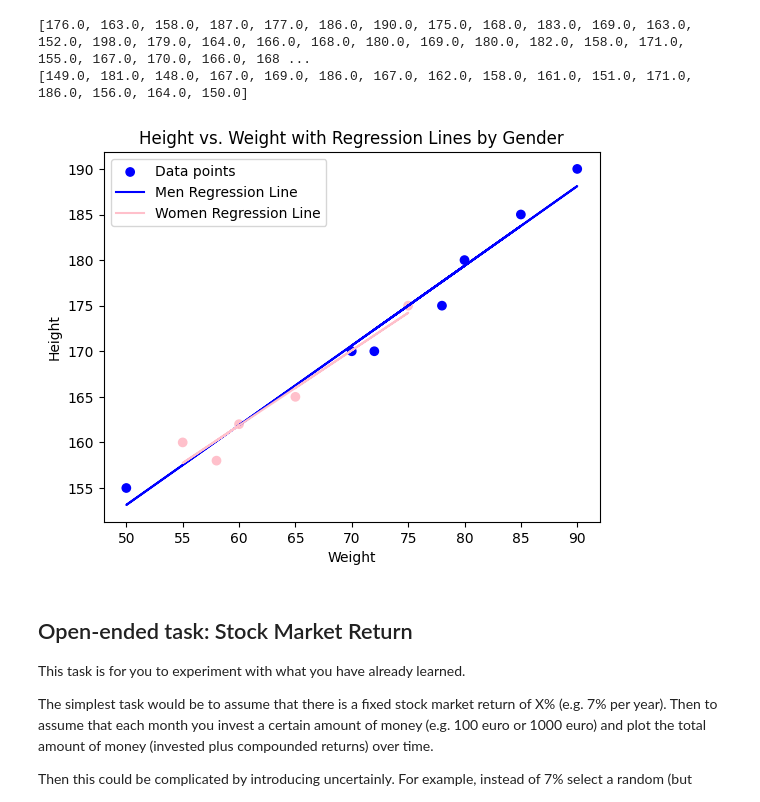
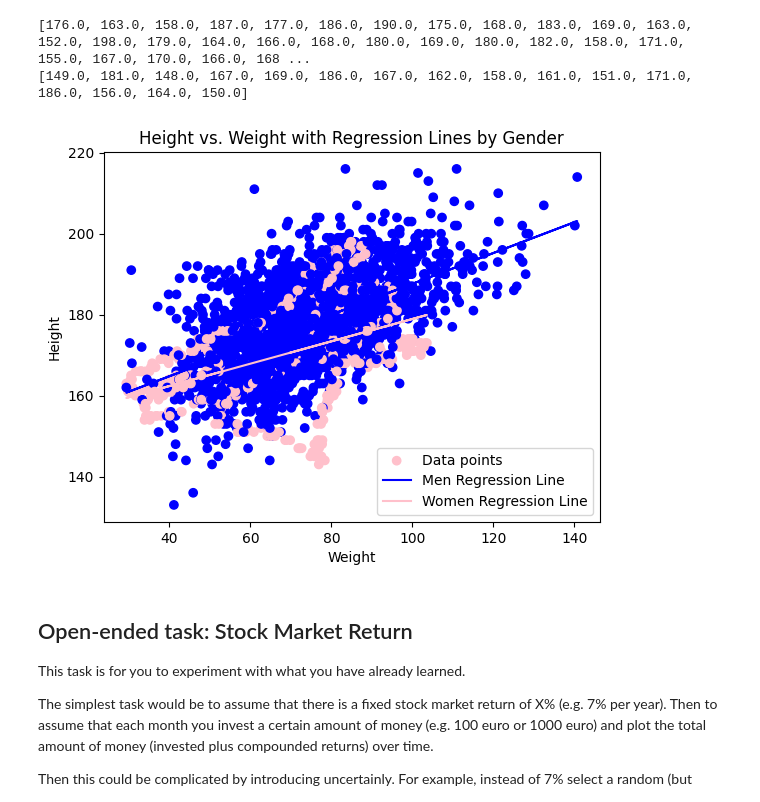
Before and after one commit to andy7622y/myfb, a Jupyter notebook: IS557/1Exercise 06.ipynb, the cells around one changed output. Saved outputs shown, nothing was run; the diff lists cells and outputs as text; code cells hidden in the pictures.

```diff
--- a/IS557/1Exercise 06.ipynb
+++ b/IS557/1Exercise 06.ipynb
@@ -92,41 +116,37 @@ print(women_height)
 [176.0, 163.0, 158.0, 187.0, 177.0, 186.0, 190.0, 175.0, 168.0, 183.0, 169.0, 163.0, 152.0, 198.0, 179.0, 164.0, 166.0, 168.0, 180.0, 169.0, 180.0, 182.0, 158.0, 171.0, 155.0, 167.0, 170.0, 166.0, 168 ...
 [149.0, 181.0, 148.0, 167.0, 169.0, 186.0, 167.0, 162.0, 158.0, 161.0, 151.0, 171.0, 186.0, 156.0, 164.0, 150.0]
 # %%
-# Sample data for demonstration (replace with your actual data)
-height = [170, 165, 180, 175, 160, 155, 185, 170, 162, 158, 190, 175]
-weight = [70, 65, 80, 75, 55, 50, 85, 72, 60, 58, 90, 78]
-gender = [1, 0, 1, 0, 0, 1, 1, 1, 0, 0, 1, 1]
 
 # Separate data for men (gender == 1) and women (gender == 0)
 men_height = [h for h, g in zip(height, gender) if g == 1]
 men_weight = [w for w, g in zip(weight, gender) if g == 1]
 women_height = [h for h, g in zip(height, gender) if g == 0]
 women_weight = [w for w, g in zip(weight, gender) if g == 0]
 
 # Create a scatter plot with colors based on gender
 colors = ['blue' if g == 1 else 'pink' for g in gender]
 plt.scatter(weight, height, c=colors, label='Data points')
 
 # Calculate regression line for men
 men_slope, men_intercept = np.polyfit(men_weight, men_height, 1)  # 1 means a straight line (degree 1)
 plt.plot(men_weight, np.array(men_weight) * men_slope + men_intercept, color='blue', label='Men Regression Line')
 
 # Calculate regression line for women
 women_slope, women_intercept = np.polyfit(women_weight, women_height, 1)
 plt.plot(women_weight, np.array(women_weight) * women_slope + women_intercept, color='pink', label='Women Regression Line')
 
 # Labels and title
 plt.xlabel('Weight')
 plt.ylabel('Height')
 plt.title('Height vs. Weight with Regression Lines by Gender')
 
 # Show legend
 plt.legend()
 
 # Show plot
 plt.show()
 # %% [output]
-[figure, old version]
+[figure, new version]
 # %% [markdown]
 ## Open-ended task: Stock Market Return
 This task is for you to experiment with what you have already learned.
```
Also changed, not shown: parts of 3 cells of this notebook.
